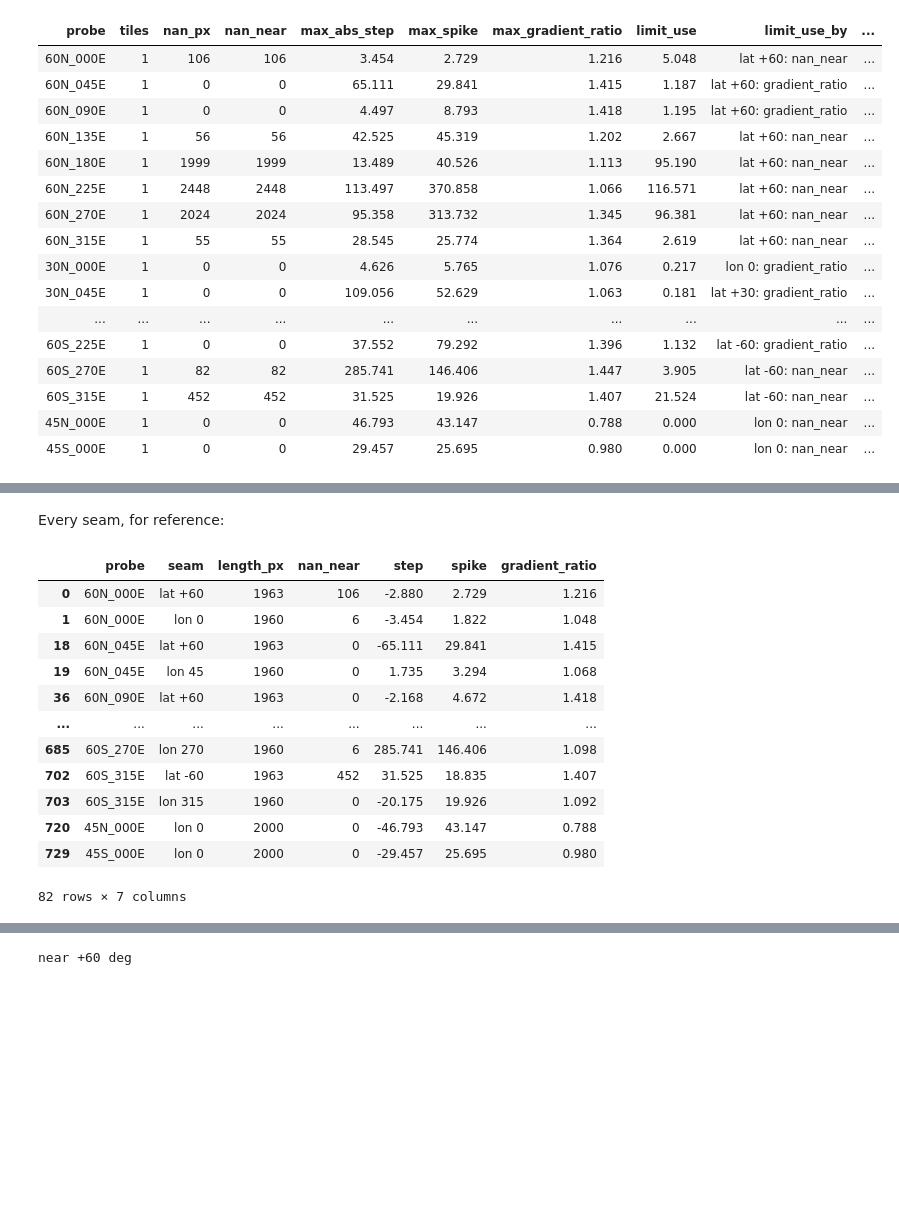
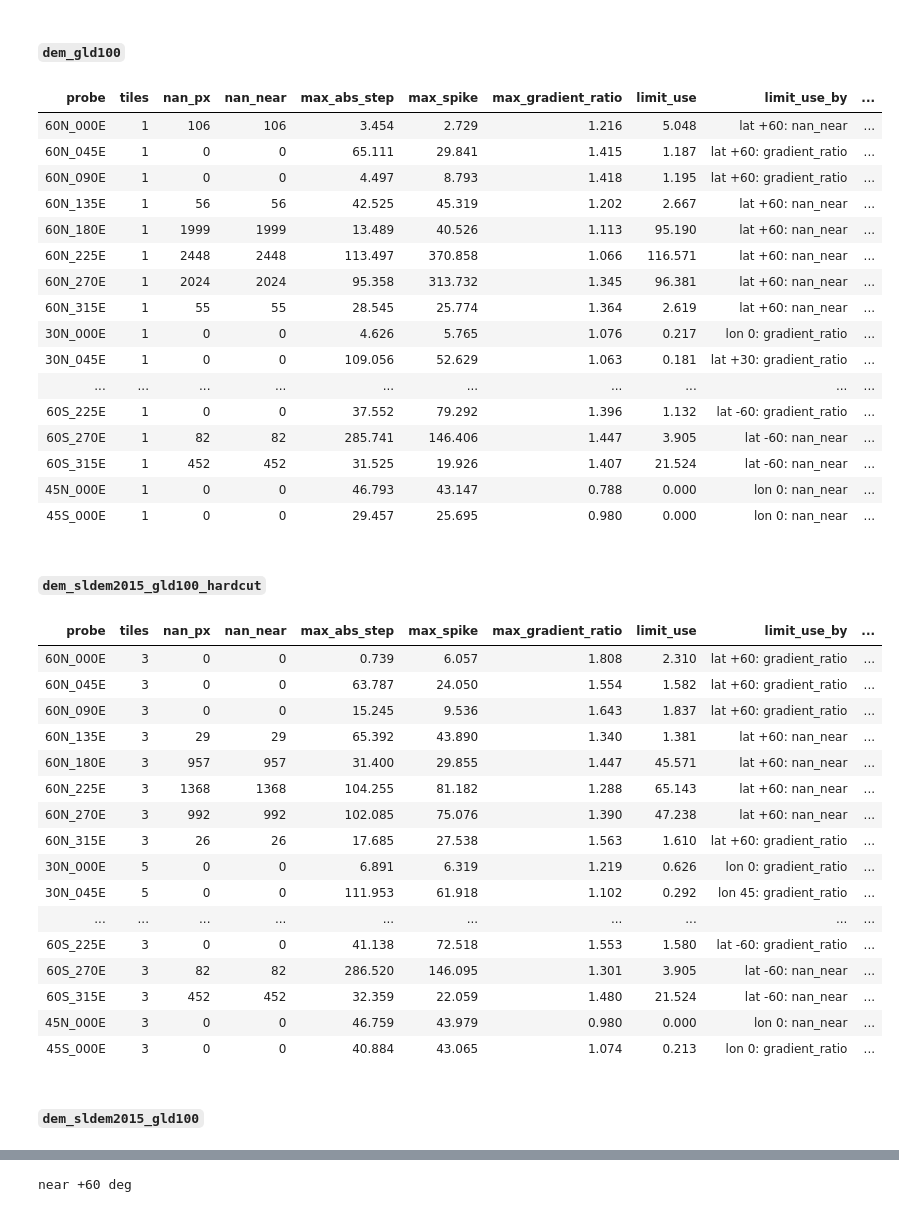
Before and after one commit to trey0/trntest, a Jupyter notebook: notebooks/dem_seams.ipynb, the cells around one changed output, grey strips where cells are left out. Saved outputs shown, nothing was run; the diff lists cells and outputs as text; code cells hidden in the pictures; blank space fills up the shorter version.

```diff
--- a/notebooks/dem_seams.ipynb
+++ b/notebooks/dem_seams.ipynb
@@ -68,21 +78,43 @@ straightened seam strips. The reports aren't committed: running this notebook wr
 # %%
-links = seam_probes.report_links(seam_probes.write_probe_reports(SOURCE, config))
-seam_plotting.show_health_table(health, links)
+for name in SOURCES:
+    display(Markdown(f"#### `{name}`"))
+    links = seam_probes.report_links(seam_probes.write_probe_reports(name, config))
+    seam_plotting.show_health_table(healths[name], links)
 # %% [output]
+#### `dem_gld100`
 | probe | tiles | nan_px | nan_near | max_abs_step | max_spike | max_gradient_ratio | limit_use | limit_use_by | ... |
 | 60N_000E | 1 | 106 | 106 | 3.454 | 2.729 | 1.216 | 5.048 | lat +60: nan_near | ... |
 | 60N_045E | 1 | 0 | 0 | 65.111 | 29.841 | 1.415 | 1.187 | lat +60: gradient_ratio | ... |
 | 60N_090E | 1 | 0 | 0 | 4.497 | 8.793 | 1.418 | 1.195 | lat +60: gradient_ratio | ... |
 | 60N_135E | 1 | 56 | 56 | 42.525 | 45.319 | 1.202 | 2.667 | lat +60: nan_near | ... |
 | 60N_180E | 1 | 1999 | 1999 | 13.489 | 40.526 | 1.113 | 95.190 | lat +60: nan_near | ... |
 | 60N_225E | 1 | 2448 | 2448 | 113.497 | 370.858 | 1.066 | 116.571 | lat +60: nan_near | ... |
 | 60N_270E | 1 | 2024 | 2024 | 95.358 | 313.732 | 1.345 | 96.381 | lat +60: nan_near | ... |
 | 60N_315E | 1 | 55 | 55 | 28.545 | 25.774 | 1.364 | 2.619 | lat +60: nan_near | ... |
 | 30N_000E | 1 | 0 | 0 | 4.626 | 5.765 | 1.076 | 0.217 | lon 0: gradient_ratio | ... |
 | 30N_045E | 1 | 0 | 0 | 109.056 | 52.629 | 1.063 | 0.181 | lat +30: gradient_ratio | ... |
 | ... | ... | ... | ... | ... | ... | ... | ... | ... | ... |
 | 60S_225E | 1 | 0 | 0 | 37.552 | 79.292 | 1.396 | 1.132 | lat -60: gradient_ratio | ... |
 | 60S_270E | 1 | 82 | 82 | 285.741 | 146.406 | 1.447 | 3.905 | lat -60: nan_near | ... |
 | 60S_315E | 1 | 452 | 452 | 31.525 | 19.926 | 1.407 | 21.524 | lat -60: nan_near | ... |
 | 45N_000E | 1 | 0 | 0 | 46.793 | 43.147 | 0.788 | 0.000 | lon 0: nan_near | ... |
 | 45S_000E | 1 | 0 | 0 | 29.457 | 25.695 | 0.980 | 0.000 | lon 0: nan_near | ... |
+#### `dem_sldem2015_gld100_hardcut`
+| probe | tiles | nan_px | nan_near | max_abs_step | max_spike | max_gradient_ratio | limit_use | limit_use_by | ... |
+| 60N_000E | 3 | 0 | 0 | 0.739 | 6.057 | 1.808 | 2.310 | lat +60: gradient_ratio | ... |
+| 60N_045E | 3 | 0 | 0 | 63.787 | 24.050 | 1.554 | 1.582 | lat +60: gradient_ratio | ... |
+| 60N_090E | 3 | 0 | 0 | 15.245 | 9.536 | 1.643 | 1.837 | lat +60: gradient_ratio | ... |
+| 60N_135E | 3 | 29 | 29 | 65.392 | 43.890 | 1.340 | 1.381 | lat +60: nan_near | ... |
+| 60N_180E | 3 | 957 | 957 | 31.400 | 29.855 | 1.447 | 45.571 | lat +60: nan_near | ... |
+| 60N_225E | 3 | 1368 | 1368 | 104.255 | 81.182 | 1.288 | 65.143 | lat +60: nan_near | ... |
+| 60N_270E | 3 | 992 | 992 | 102.085 | 75.076 | 1.390 | 47.238 | lat +60: nan_near | ... |
+| 60N_315E | 3 | 26 | 26 | 17.685 | 27.538 | 1.563 | 1.610 | lat +60: gradient_ratio | ... |
+| 30N_000E | 5 | 0 | 0 | 6.891 | 6.319 | 1.219 | 0.626 | lon 0: gradient_ratio | ... |
+| 30N_045E | 5 | 0 | 0 | 111.953 | 61.918 | 1.102 | 0.292 | lon 45: gradient_ratio | ... |
+| ... | ... | ... | ... | ... | ... | ... | ... | ... | ... |
+| 60S_225E | 3 | 0 | 0 | 41.138 | 72.518 | 1.553 | 1.580 | lat -60: gradient_ratio | ... |
+| 60S_270E | 3 | 82 | 82 | 286.520 | 146.095 | 1.301 | 3.905 | lat -60: nan_near | ... |
+| 60S_315E | 3 | 452 | 452 | 32.359 | 22.059 | 1.480 | 21.524 | lat -60: nan_near | ... |
+| 45N_000E | 3 | 0 | 0 | 46.759 | 43.979 | 0.980 | 0.000 | lon 0: nan_near | ... |
+| 45S_000E | 3 | 0 | 0 | 40.884 | 43.065 | 1.074 | 0.213 | lon 0: gradient_ratio | ... |
+#### `dem_sldem2015_gld100`
@@ -89,18 +137,0 @@ seam_plotting.show_health_table(health, links)
-# %% [markdown]
-Every seam, for reference:
-# %%
-display(table[~table.control].drop(columns="control").round(3))
-# %% [output]
-|  | probe | seam | length_px | nan_near | step | spike | gradient_ratio |
-| 0 | 60N_000E | lat +60 | 1963 | 106 | -2.880 | 2.729 | 1.216 |
-| 1 | 60N_000E | lon 0 | 1960 | 6 | -3.454 | 1.822 | 1.048 |
-| 18 | 60N_045E | lat +60 | 1963 | 0 | -65.111 | 29.841 | 1.415 |
-| 19 | 60N_045E | lon 45 | 1960 | 0 | 1.735 | 3.294 | 1.068 |
-| 36 | 60N_090E | lat +60 | 1963 | 0 | -2.168 | 4.672 | 1.418 |
-| ... | ... | ... | ... | ... | ... | ... | ... |
-| 685 | 60S_270E | lon 270 | 1960 | 6 | 285.741 | 146.406 | 1.098 |
-| 702 | 60S_315E | lat -60 | 1963 | 452 | 31.525 | 18.835 | 1.407 |
-| 703 | 60S_315E | lon 315 | 1960 | 0 | -20.175 | 19.926 | 1.092 |
-| 720 | 45N_000E | lon 0 | 2000 | 0 | -46.793 | 43.147 | 0.788 |
-| 729 | 45S_000E | lon 0 | 2000 | 0 | -29.457 | 25.695 | 0.980 |
-82 rows × 7 columns
```
Also changed, not shown: parts of 14 cells of this notebook, 13 other files.
